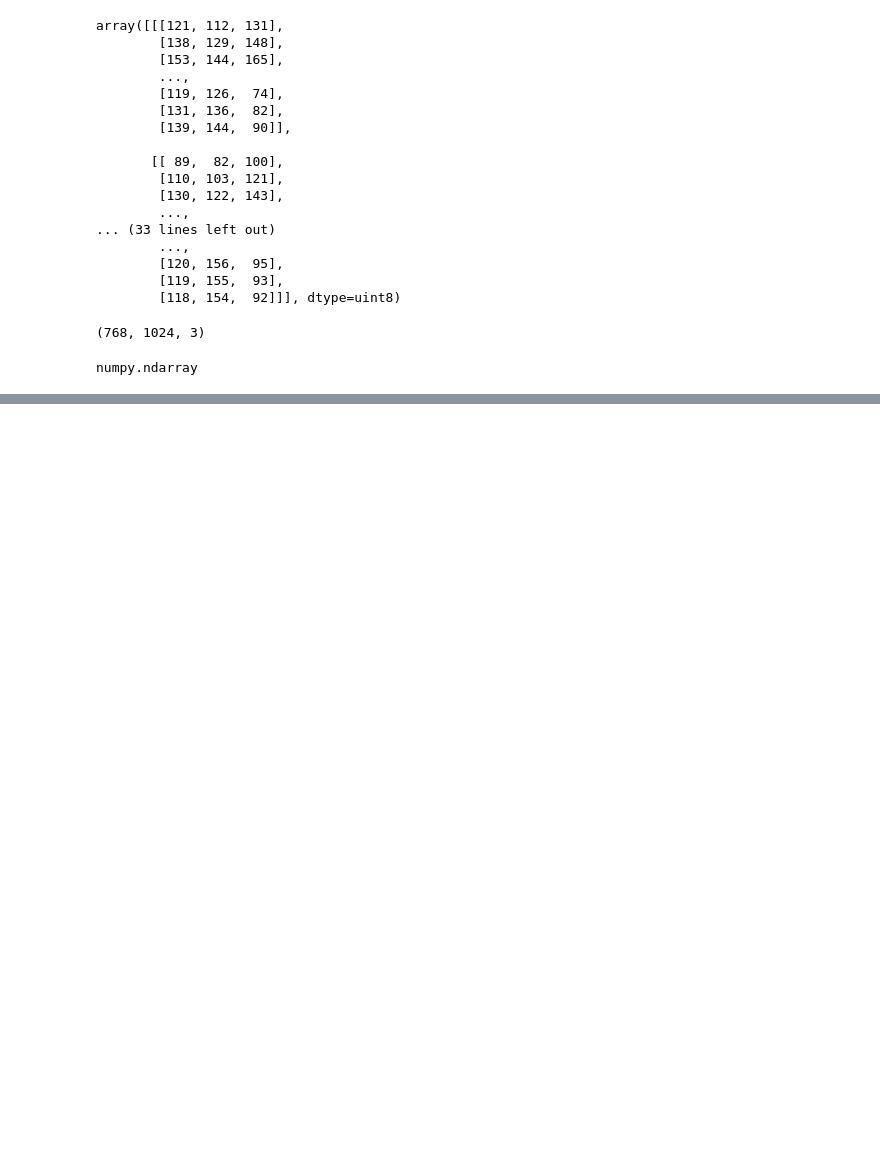
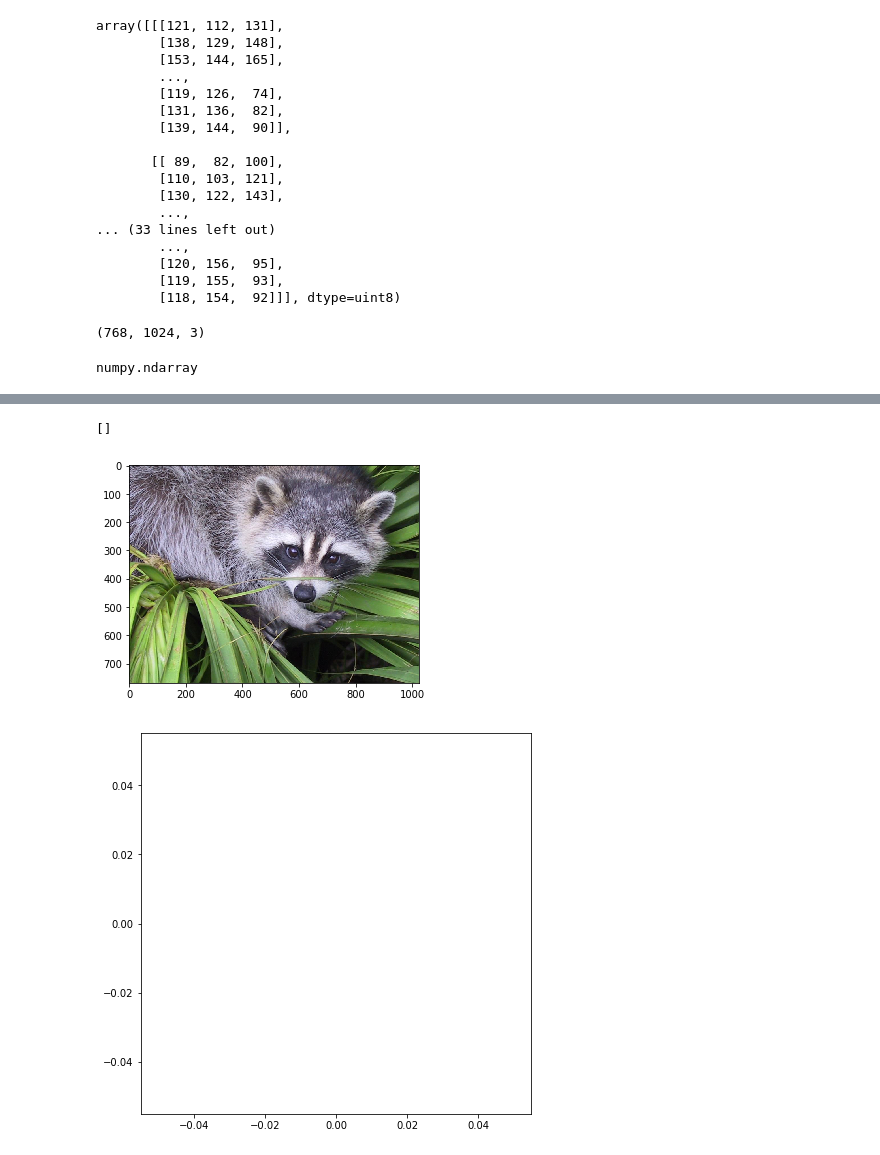
Before and after one commit to 2019-a-gr1-python/py-tupiza-peralta-alejandro-daniel, a Jupyter notebook: 02_Numpy/06_imagenes.ipynb, the cells around one changed output, grey strips where cells are left out. Drawn from its saved outputs; the diff is of its cells as text; code cells hidden in the pictures; blank space fills up the shorter version.

```diff
--- a/02_Numpy/06_imagenes.ipynb
+++ b/02_Numpy/06_imagenes.ipynb
@@ -70,0 +73,8 @@ plt.show()
+# %%
+plt.imshow(mapache)
+plt.figure(figsize=(7,7))
+plt.plot(marksize=2)
+# %% [output]
+[]
+[figure, added]
+[figure, added]
```
Also changed, not shown: parts of 1 cell of this notebook.
